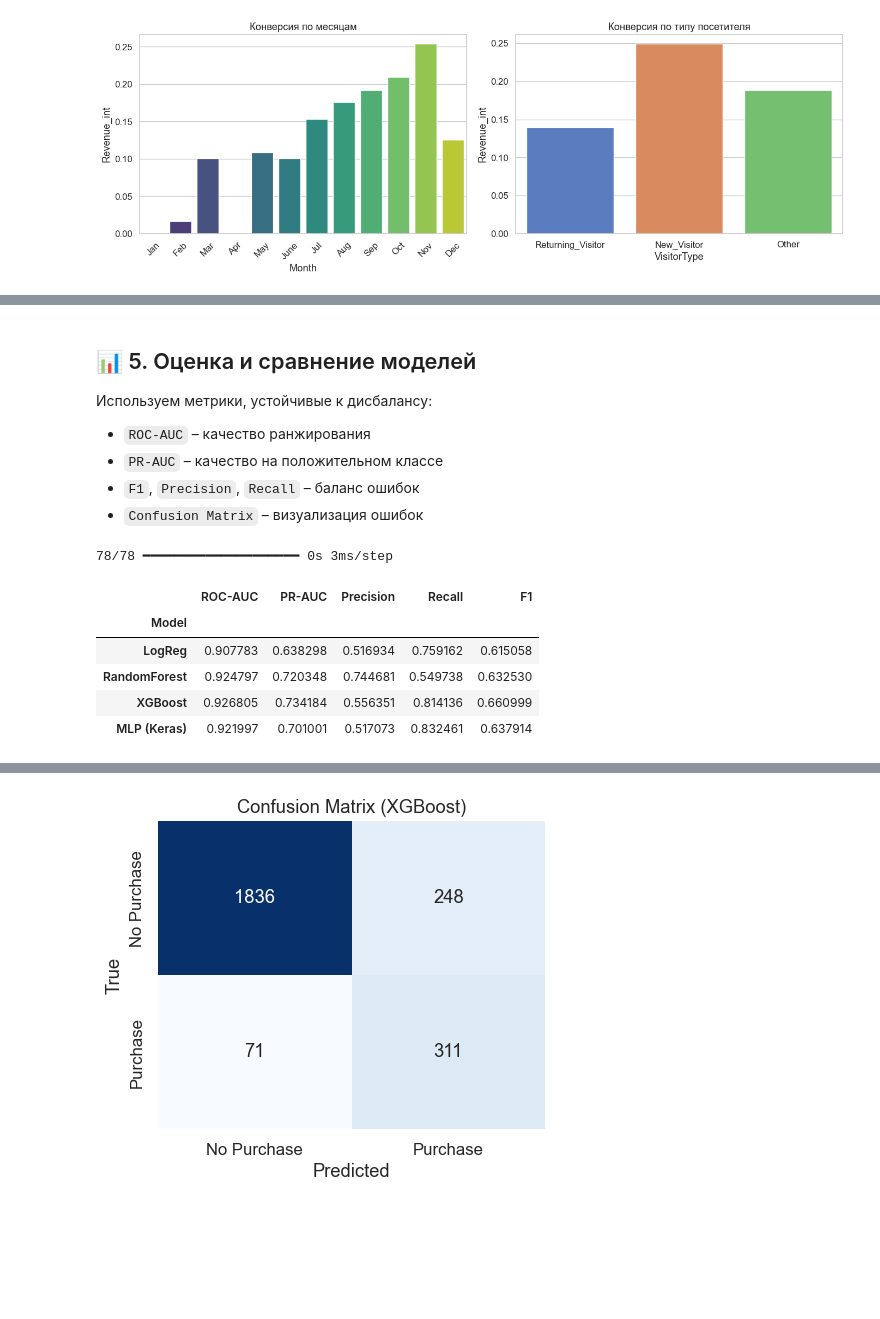
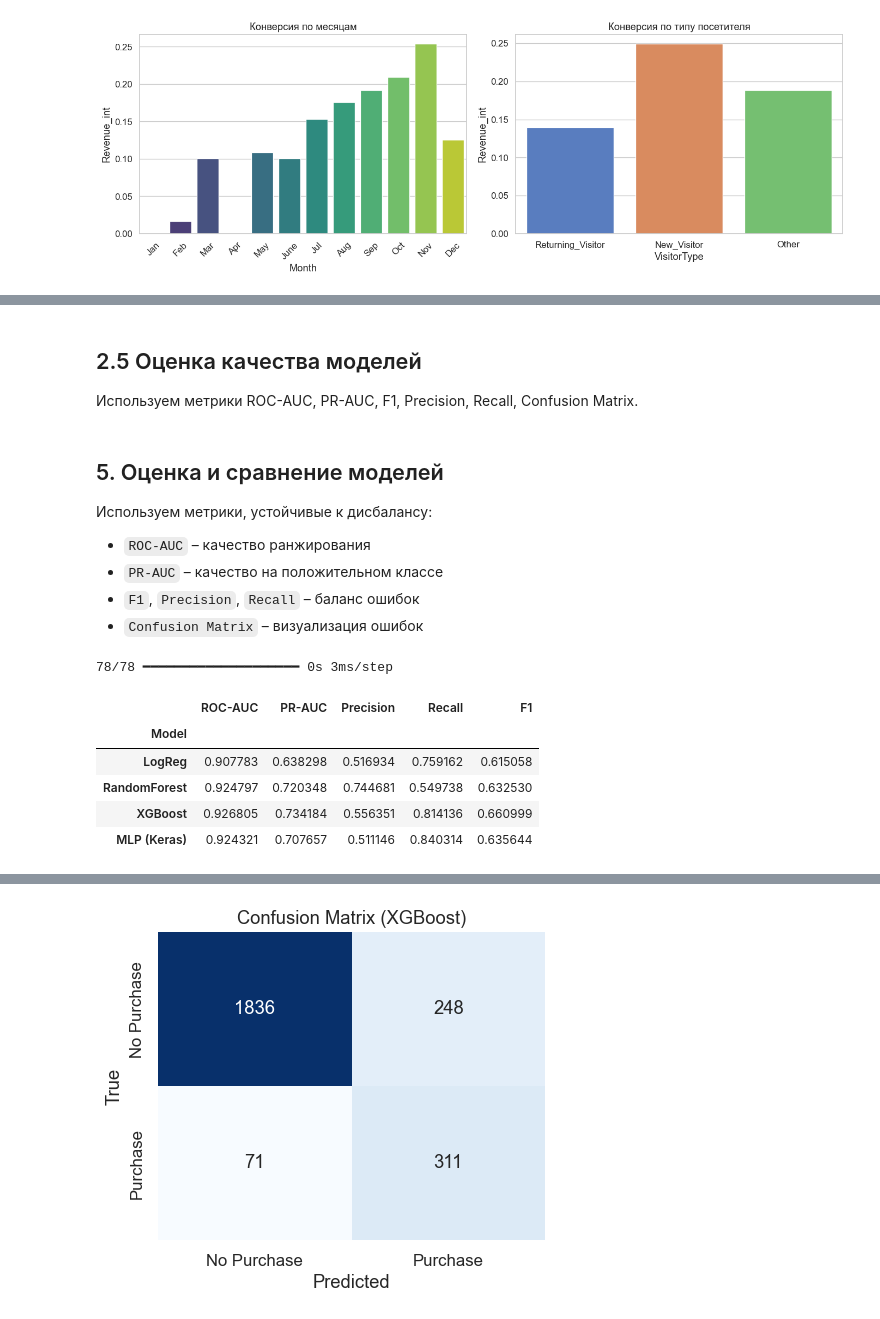
Before and after one commit to NazarenkoYura/ML_Course_6_sem, a Jupyter notebook: coursework.ipynb, the cells around one changed output, grey strips where cells are left out. Cells and saved outputs as stored; diff of their text form; code cells hidden in the pictures; blank space fills up the shorter version.

```diff
--- a/coursework.ipynb
+++ b/coursework.ipynb
@@ -329,5 +390,9 @@ Epoch 43/50
+# %% [markdown]
+## 2.5 Оценка качества моделей
+
+Используем метрики ROC-AUC, PR-AUC, F1, Precision, Recall, Confusion Matrix.
 # %% [markdown]
-## 📊 5. Оценка и сравнение моделей
+##  5. Оценка и сравнение моделей
 Используем метрики, устойчивые к дисбалансу:
 - `ROC-AUC` – качество ранжирования
 - `PR-AUC` – качество на положительном классе
@@ -339,36 +404,35 @@ def evaluate_model(model, X, y, name, is_nn=False):
         probs = model.predict(X).ravel()
     else:
         probs = model.predict_proba(X)[:, 1]
     preds = (probs >= 0.5).astype(int)
 
     roc = roc_auc_score(y, probs)
     prec, rec, _ = precision_recall_curve(y, probs)
     pr_auc = auc(rec, prec)
     f1 = f1_score(y, preds)
     prec_score = precision_score(y, preds)
     rec_score = recall_score(y, preds)
 
     return {
         'Model': name, 'ROC-AUC': roc, 'PR-AUC': pr_auc,
         'Precision': prec_score, 'Recall': rec_score, 'F1': f1
     }, probs, preds
 
 results = []
-for mdl, nm, nn in [(lr, 'LogReg', False), (rf, 'RandomForest', False),
-                    (xgb, 'XGBoost', False), (mlp, 'MLP (Keras)', True)]:
+for mdl, nm, nn in [(lr, 'LogReg', False), (rf, 'RandomForest', False), (xgb, 'XGBoost', False), (mlp, 'MLP (Keras)', True)]:
     res, probs, preds = evaluate_model(mdl, X_test, y_test, nm, nn)
     results.append(res)
 
 df_metrics = pd.DataFrame(results).set_index('Model')
 display(df_metrics.style.highlight_max(color='lightgreen', axis=0))
 # %% [output]
 78/78 ━━━━━━━━━━━━━━━━━━━━ 0s 3ms/step
 |  | ROC-AUC | PR-AUC | Precision | Recall | F1 |
 | Model |  |  |  |  |  |
 | LogReg | 0.907783 | 0.638298 | 0.516934 | 0.759162 | 0.615058 |
 | RandomForest | 0.924797 | 0.720348 | 0.744681 | 0.549738 | 0.632530 |
 | XGBoost | 0.926805 | 0.734184 | 0.556351 | 0.814136 | 0.660999 |
-| MLP (Keras) | 0.921997 | 0.701001 | 0.517073 | 0.832461 | 0.637914 |
+| MLP (Keras) | 0.924321 | 0.707657 | 0.511146 | 0.840314 | 0.635644 |
 # %%
 # ROC & PR кривые
 plt.figure(figsize=(12, 5))
```
Also changed, not shown: parts of 26 cells of this notebook, 18 other files.
